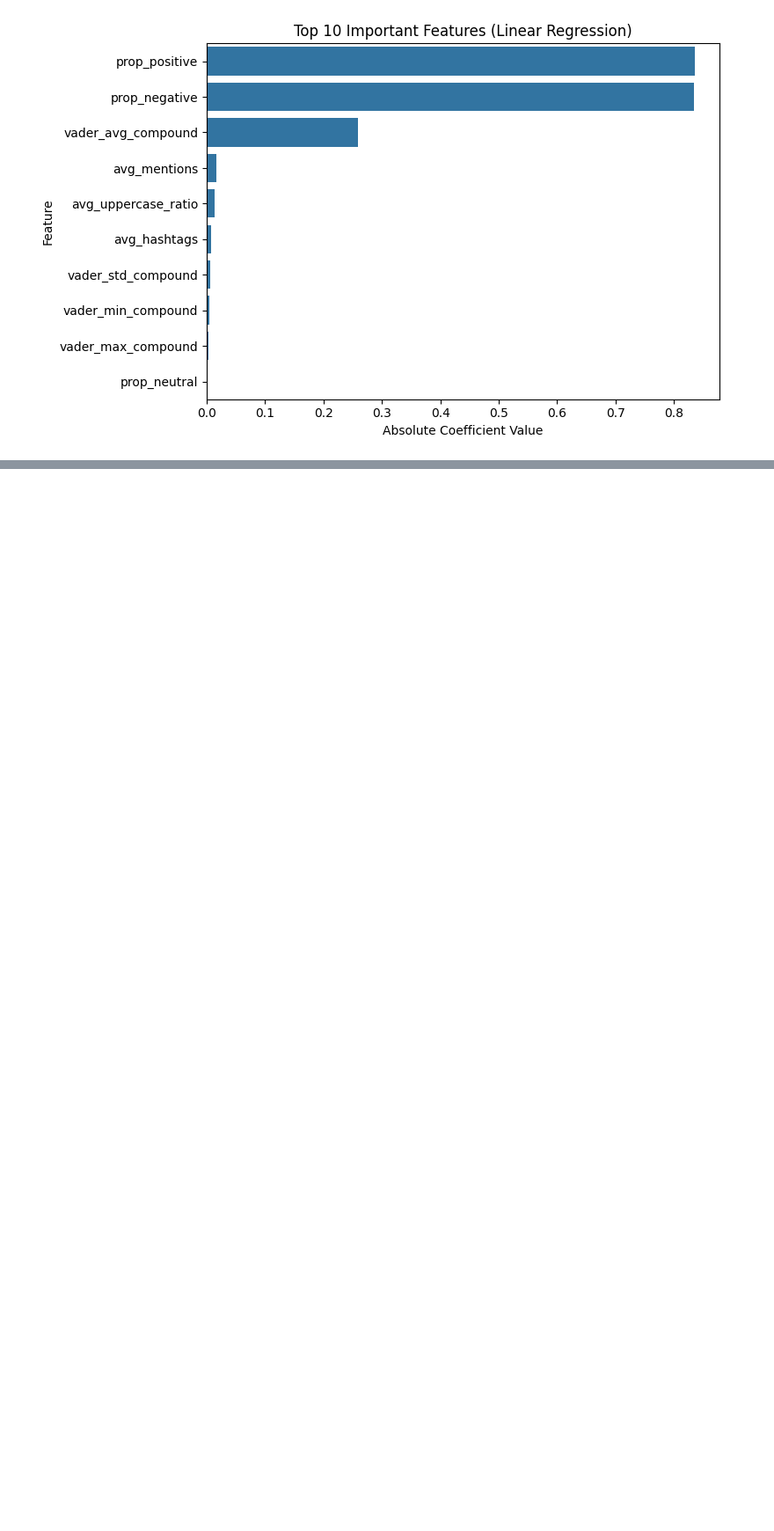
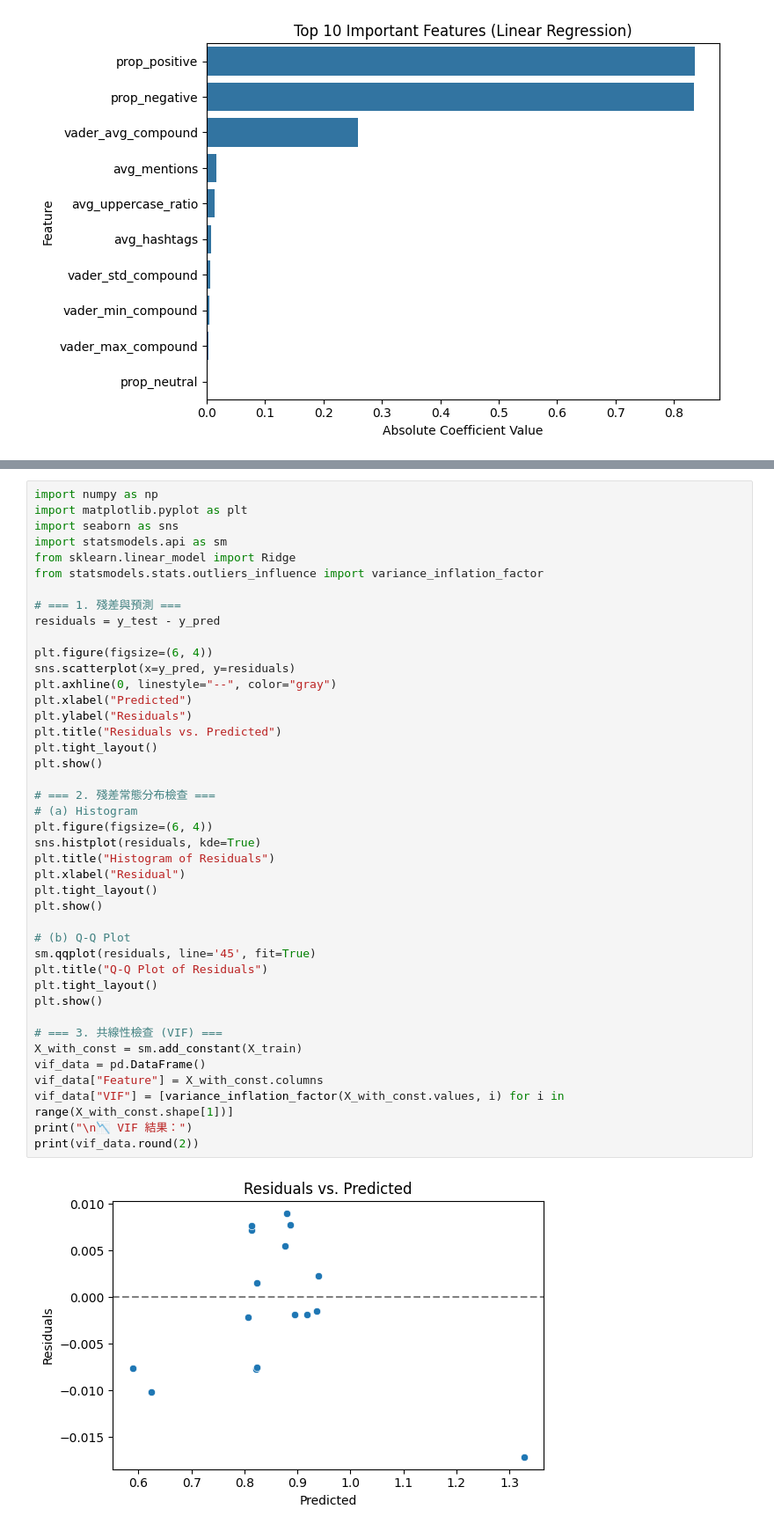
Before and after one commit to eric2003-tj/Python_ML_final, a Jupyter notebook: train_new.ipynb, the cells around one changed output, grey strips where cells are left out. Shown at 88% size. Drawn from its saved outputs; the diff is of its cells as text; blank space fills up the shorter version.

Commit message:
update train

```diff
--- a/train_new.ipynb
+++ b/train_new.ipynb
@@ -405,0 +472,44 @@ plt.show()
+# %%
+import numpy as np
+import matplotlib.pyplot as plt
+import seaborn as sns
+import statsmodels.api as sm
+from sklearn.linear_model import Ridge
+from statsmodels.stats.outliers_influence import variance_inflation_factor
+
+# === 1. 殘差與預測 ===
+residuals = y_test - y_pred
+
+plt.figure(figsize=(6, 4))
+sns.scatterplot(x=y_pred, y=residuals)
+plt.axhline(0, linestyle="--", color="gray")
+plt.xlabel("Predicted")
+plt.ylabel("Residuals")
+plt.title("Residuals vs. Predicted")
+plt.tight_layout()
+plt.show()
+
+# === 2. 殘差常態分布檢查 ===
+# (a) Histogram
+plt.figure(figsize=(6, 4))
+sns.histplot(residuals, kde=True)
+plt.title("Histogram of Residuals")
+plt.xlabel("Residual")
+plt.tight_layout()
+plt.show()
+
+# (b) Q-Q Plot
+sm.qqplot(residuals, line='45', fit=True)
+plt.title("Q-Q Plot of Residuals")
+plt.tight_layout()
+plt.show()
+
+# === 3. 共線性檢查 (VIF) ===
+X_with_const = sm.add_constant(X_train)
+vif_data = pd.DataFrame()
+vif_data["Feature"] = X_with_const.columns
+vif_data["VIF"] = [variance_inflation_factor(X_with_const.values, i) for i in range(X_with_const.shape[1])]
+print("\n📉 VIF 結果：")
+print(vif_data.round(2))
+# %% [output]
+[figure, added]
```
Also changed, not shown: parts of 13 cells of this notebook.
